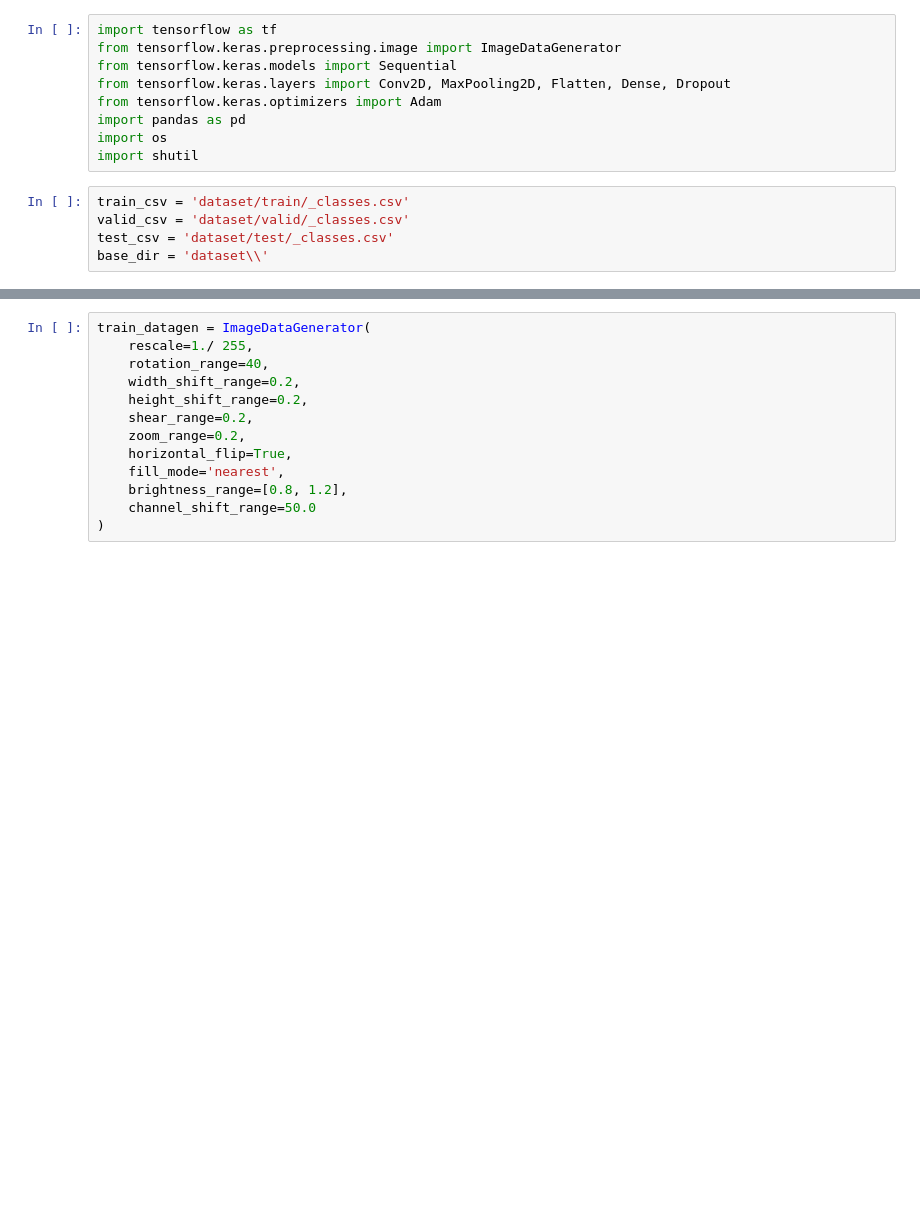
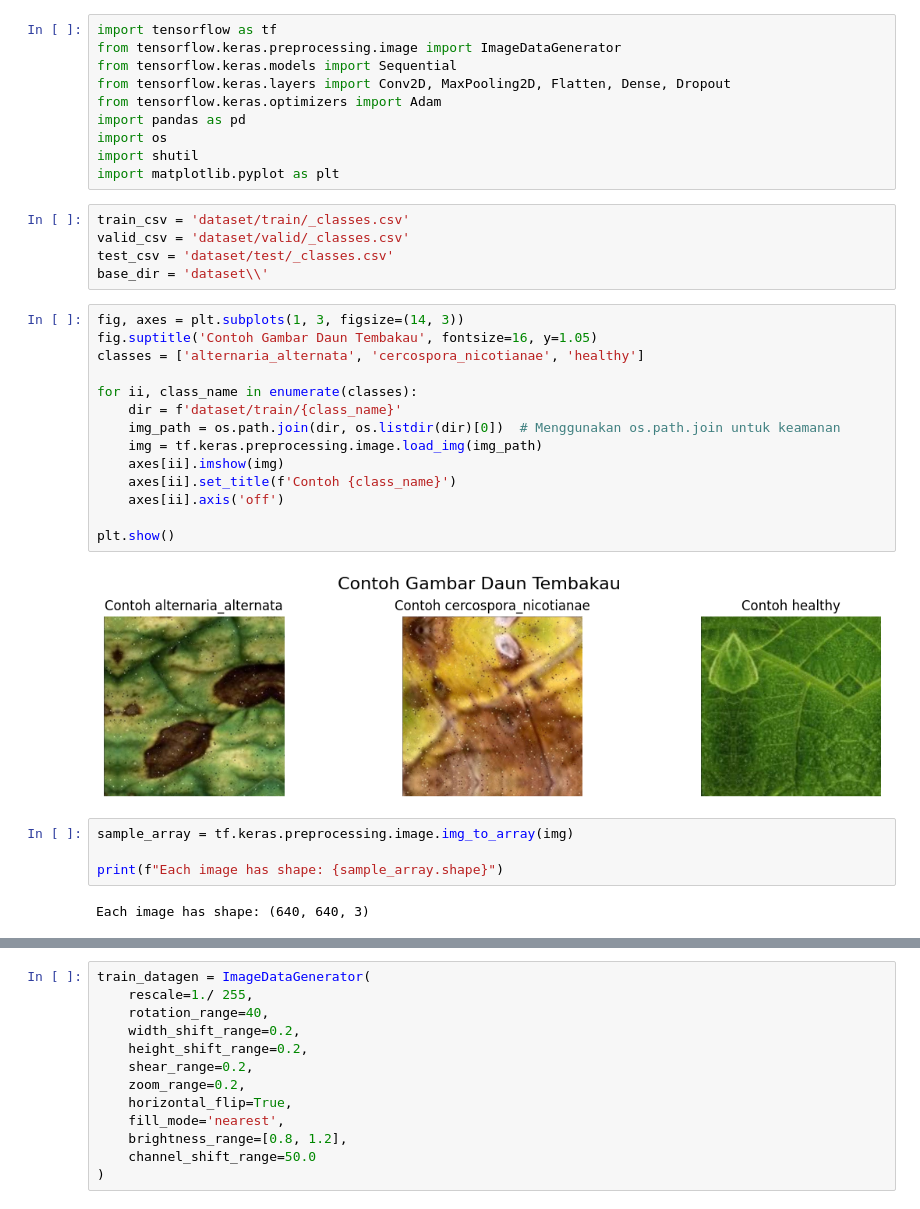
Before and after one commit to Angga2k/AgroVision-ML, a Jupyter notebook: test.ipynb, the cells around one changed output, grey strips where cells are left out. Drawn from its saved outputs; the diff is of its cells as text; blank space fills up the shorter version.

```diff
--- a/test.ipynb
+++ b/test.ipynb
@@ -7,8 +7,31 @@ from tensorflow.keras.optimizers import Adam
 import pandas as pd
 import os
 import shutil
+import matplotlib.pyplot as plt
 # %%
 train_csv = 'dataset/train/_classes.csv'
 valid_csv = 'dataset/valid/_classes.csv'
 test_csv = 'dataset/test/_classes.csv'
 base_dir = 'dataset\\'
+# %%
+fig, axes = plt.subplots(1, 3, figsize=(14, 3))
+fig.suptitle('Contoh Gambar Daun Tembakau', fontsize=16, y=1.05)
+classes = ['alternaria_alternata', 'cercospora_nicotianae', 'healthy']
+
+for ii, class_name in enumerate(classes):
+    dir = f'dataset/train/{class_name}'
+    img_path = os.path.join(dir, os.listdir(dir)[0])  # Menggunakan os.path.join untuk keamanan
+    img = tf.keras.preprocessing.image.load_img(img_path)
+    axes[ii].imshow(img)
+    axes[ii].set_title(f'Contoh {class_name}')
+    axes[ii].axis('off')
+
+plt.show()
+# %% [output]
+[figure, added]
+# %%
+sample_array = tf.keras.preprocessing.image.img_to_array(img)
+
+print(f"Each image has shape: {sample_array.shape}")
+# %% [output]
+Each image has shape: (640, 640, 3)
```
Also changed, not shown: parts of 7 cells of this notebook.
